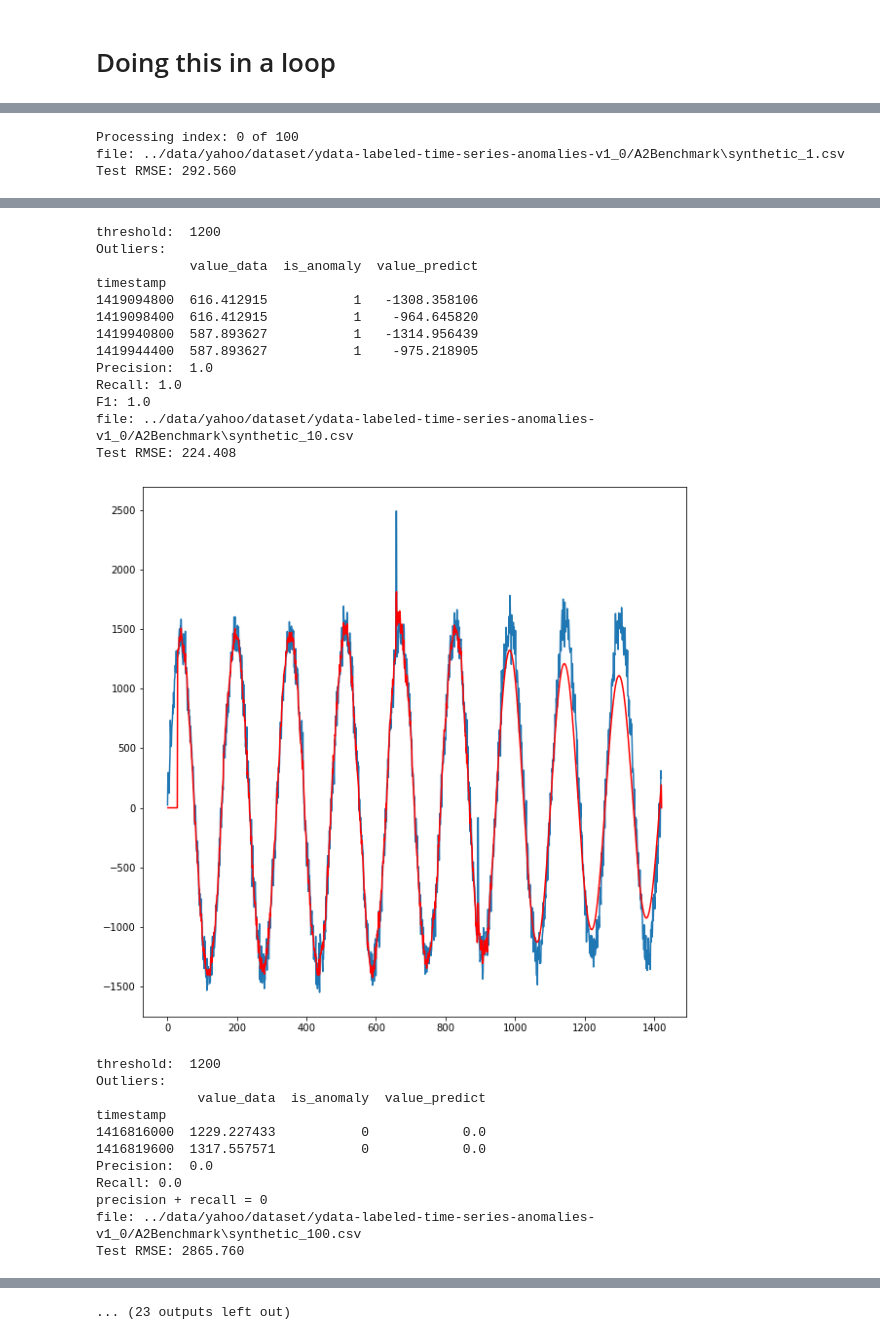
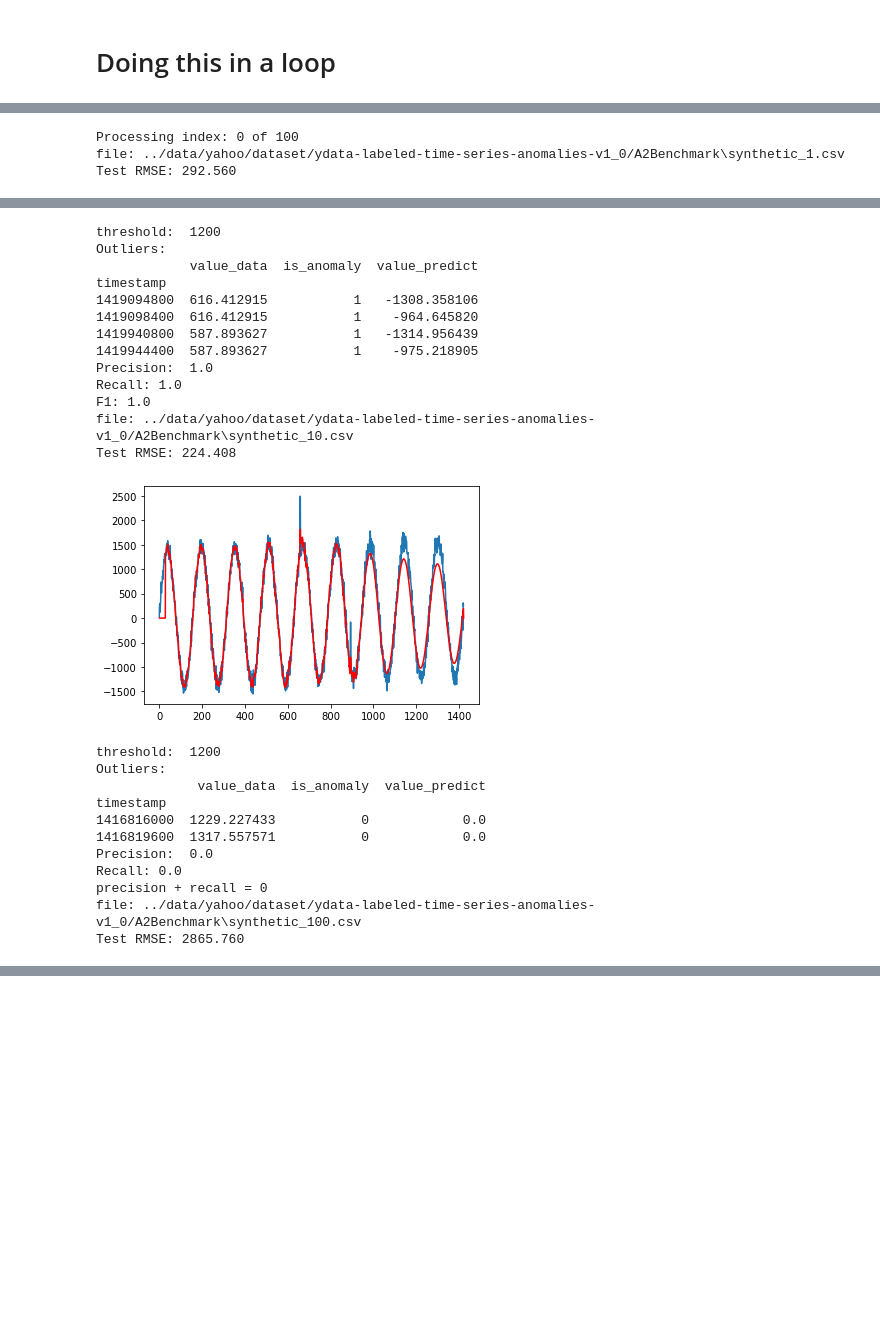
Before and after one commit to mehrotrasan16/time-series-anomaly-detection-methods, a Jupyter notebook: code/AutoRegression Models for Time Series prediction Ref 68.ipynb, the cells around one changed output, grey strips where cells are left out. Saved outputs shown, nothing was run; the diff lists cells and outputs as text; code cells hidden in the pictures; blank space fills up the shorter version.

```diff
--- a/code/AutoRegression Models for Time Series prediction Ref 68.ipynb
+++ b/code/AutoRegression Models for Time Series prediction Ref 68.ipynb
@@ -370,6 +370,10 @@ The below code makes the fitted AR model predict/model the TS from the first ele
 # make predictions
 predictions = model_fit.predict(start=1, end=len(X)-1, dynamic=False)
 predictions = predictions.replace(np.nan,0)
+
+for i in range(30):
+    predictions.iloc[i] = train.iloc[i]
+
 for i in range(len(predictions)):
  	print('predicted=%f, expected=%f' % (predictions.iloc[i], test.iloc[i]))
 # %% [output]
@@ -742,4 +560,4 @@ df_indexed
 | 2015-01-21 11:00:00 | 7.757660 | 0 |
 1421 rows × 2 columns
 # %%
-predictdf.set_index('timestamp')
+#predictdf.set_index('timestamp')
@@ -836,4 +652,4 @@ series.set_index('timestamp')
 # %%
 # series.set_index('timestamp').join(predictdf.set_index('timestamp'),on='timestamp',how='inner',lsuffix='_test',rsuffix='_predict')
 # %%
-outliers.set_index('timestamp')
+#outliers.set_index('timestamp')
@@ -1171,7 +1087,7 @@ for index,file in enumerate(all_csv):
 
     if index%10 == 0:
         print(f'Processing index: {index} of {len(all_csv)}')
-    if index > 15:
+    if index > 3:
          break
 
     fname = file.split("/")[5].replace('\\','').split(".")[0]
@@ -1212,10 +1128,13 @@ for index,file in enumerate(all_csv):
     predictdf = predictdf.dropna()
     predictdf = predictdf.set_index('timestamp')
 
+    #combine with df_indexed with predictions to pick out the outliers.
     matrix = df_indexed.join(predictdf, on='timestamp',how='inner',lsuffix='_data',rsuffix='_predict')
 
+    #manual threshold set
     threshold = 1200
 
+    #compare the real df value with the AR model and then
     outliers = matrix[matrix.value_data > matrix.value_predict + threshold]
     not_outliers = matrix[matrix.value_data <= matrix.value_predict + threshold]
 
@@ -1223,8 +1142,8 @@ for index,file in enumerate(all_csv):
     print("Outliers:")
     print(outliers)
 
-    p = len(series[series.is_anomaly == 1])
-    n = len(series[series.is_anomaly == 0])
+#     p = len(series[series.is_anomaly == 1])
+#     n = len(series[series.is_anomaly == 0])
 
     checkingmatrix = df.set_index('timestamp').join(outliers,on='timestamp',how='inner',lsuffix='_test',rsuffix='_predict')
     truepositives = checkingmatrix[checkingmatrix['is_anomaly_test'] == 1]
@@ -1234,9 +1153,14 @@ for index,file in enumerate(all_csv):
     truenegatives=checkingmatrix2[checkingmatrix2['is_anomaly_test'] == 0]
     falsenegatives = checkingmatrix2[checkingmatrix2['is_anomaly_test'] == 1]
 
-    precision = len(truepositives)/(len(truepositives) + len(falsepostives))
-    print("Precision: ", precision)
-    precision_plot.append(precision)
+    if(len(truepositives) + len(falsepostives) > 0):
+        precision = len(truepositives)/(len(truepositives) + len(falsepostives))
+        print("Precision: ", precision)
+        precision_plot.append(precision)
+    else:
+        print("truepositives + falsepositives = 0")
+        continue
+
 
     recall = len(truepositives)/(len(truepositives) + len(falsenegatives))
     print("Recall:", recall)
@@ -1244,14 +1168,17 @@ for index,file in enumerate(all_csv):
     if(precision + recall > 0):
         f1 = 2*(precision * recall)/(precision + recall)
         print("F1:",f1)
+        f1_plot.append(f1)
     else:
         print("precision + recall = 0")
-    f1_plot.append(f1)
+        continue
+
 
 
 end_time=datetime.now()
 print(f"AR Modelling and Anomaly Analysis of Yahoo S5 A2 Benchmark processing complete. Time taken:{end_time-start_time}")
 plt.plot(f1_plot)
+print(f"Average F1 score over {index+1} runs is = {sum(f1_plot)/len(f1_plot)}")
 # %% [output]
 Processing index: 0 of 100
 file: ../data/yahoo/dataset/ydata-labeled-time-series-anomalies-v1_0/A2Benchmark\synthetic_1.csv
@@ -1260,17 +1187,17 @@ Test RMSE: 292.560
 threshold:  1200
 Outliers:
             value_data  is_anomaly  value_predict
 timestamp
 1419094800  616.412915           1   -1308.358106
 1419098400  616.412915           1    -964.645820
 1419940800  587.893627           1   -1314.956439
 1419944400  587.893627           1    -975.218905
 Precision:  1.0
 Recall: 1.0
 F1: 1.0
 file: ../data/yahoo/dataset/ydata-labeled-time-series-anomalies-v1_0/A2Benchmark\synthetic_10.csv
 Test RMSE: 224.408
-[figure, old version]
+[figure, new version]
 threshold:  1200
 Outliers:
              value_data  is_anomaly  value_predict
@@ -1342,3 +1249,2 @@ Test RMSE: 1051.955
-... (23 outputs left out)
 # %%
 print(sum(f1_plot)/len(f1_plot))
```
Also changed, not shown: parts of 98 cells of this notebook, 9 other files.
